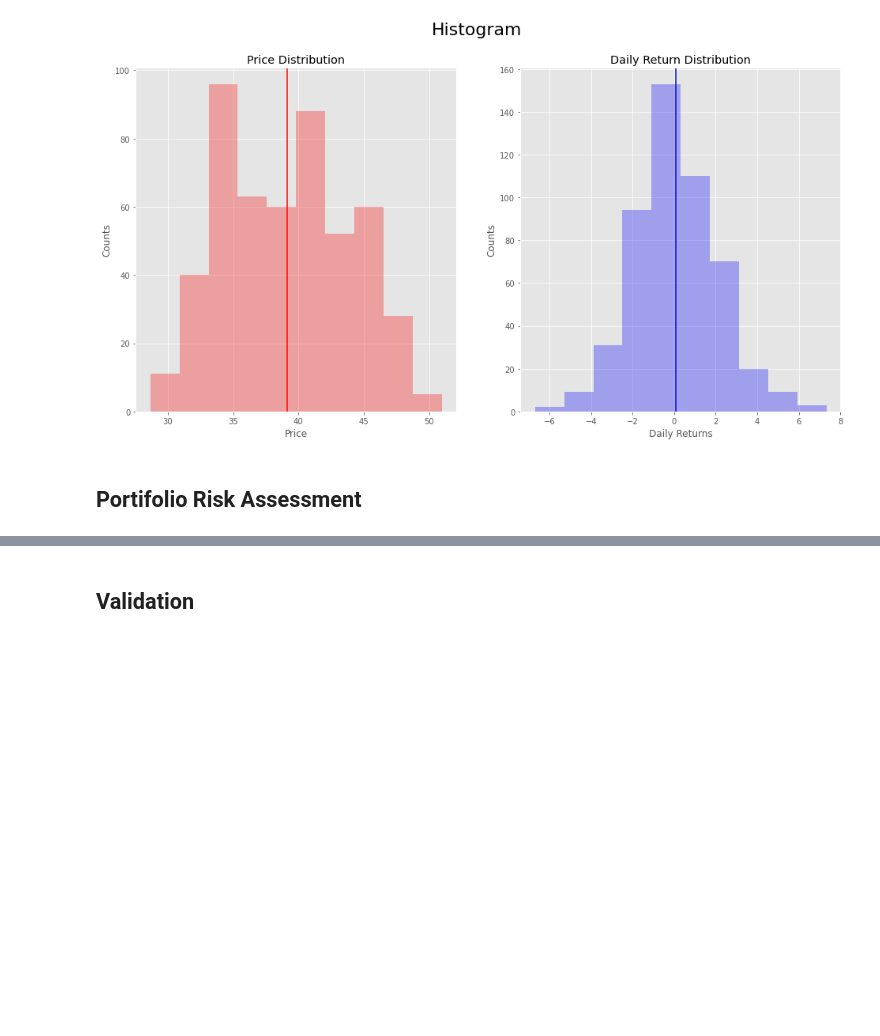
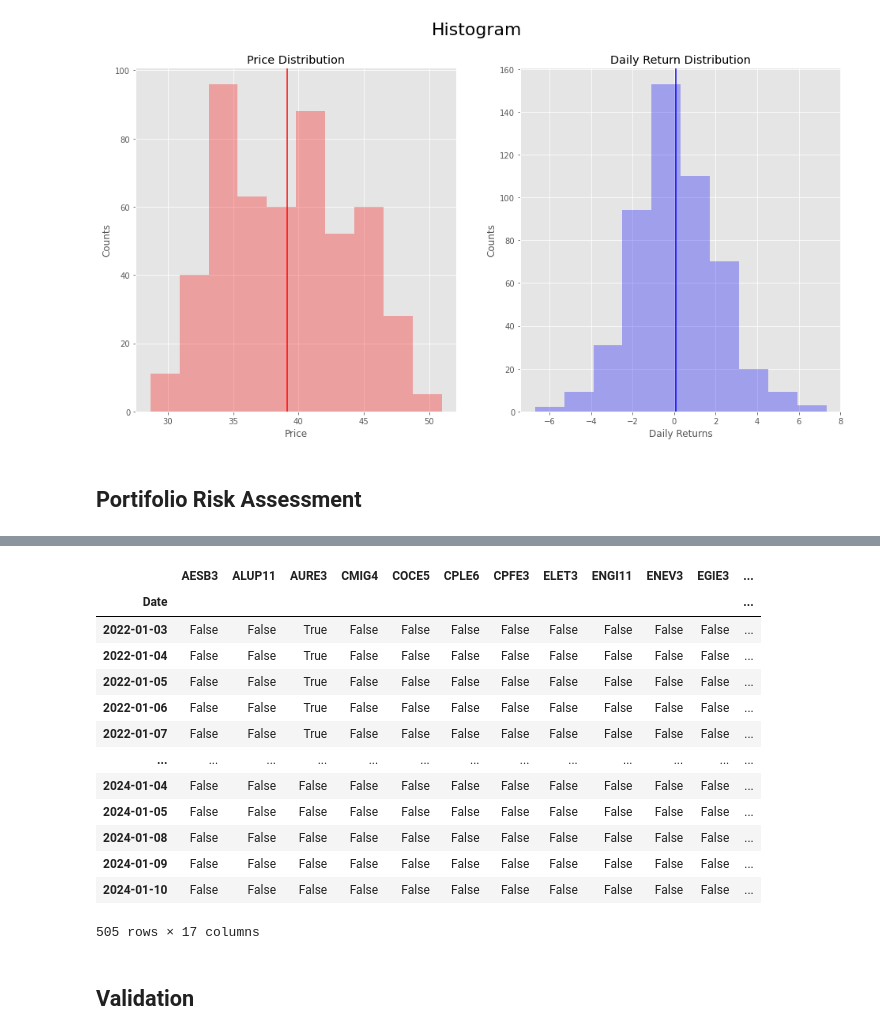
Before and after one commit to IsraelFPM/Risk-Analysis, a Jupyter notebook: ValueAtRisk.ipynb, the cells around one changed output, grey strips where cells are left out. Drawn from its saved outputs; the diff is of its cells as text; code cells hidden in the pictures; blank space fills up the shorter version.

```diff
--- a/ValueAtRisk.ipynb
+++ b/ValueAtRisk.ipynb
@@ -130,2 +176,19 @@ for stock in stocks:
+# %%
+data_series.isna()
+# %% [output]
+|  | AESB3 | ALUP11 | AURE3 | CMIG4 | COCE5 | CPLE6 | CPFE3 | ELET3 | ENGI11 | ENEV3 | EGIE3 | ... |
+| Date |  |  |  |  |  |  |  |  |  |  |  | ... |
+| 2022-01-03 | False | False | True | False | False | False | False | False | False | False | False | ... |
+| 2022-01-04 | False | False | True | False | False | False | False | False | False | False | False | ... |
+| 2022-01-05 | False | False | True | False | False | False | False | False | False | False | False | ... |
+| 2022-01-06 | False | False | True | False | False | False | False | False | False | False | False | ... |
+| 2022-01-07 | False | False | True | False | False | False | False | False | False | False | False | ... |
+| ... | ... | ... | ... | ... | ... | ... | ... | ... | ... | ... | ... | ... |
+| 2024-01-04 | False | False | False | False | False | False | False | False | False | False | False | ... |
+| 2024-01-05 | False | False | False | False | False | False | False | False | False | False | False | ... |
+| 2024-01-08 | False | False | False | False | False | False | False | False | False | False | False | ... |
+| 2024-01-09 | False | False | False | False | False | False | False | False | False | False | False | ... |
+| 2024-01-10 | False | False | False | False | False | False | False | False | False | False | False | ... |
+505 rows × 17 columns
 # %% [markdown]
 ## Validation
```
Also changed, not shown: parts of 12 cells of this notebook.
